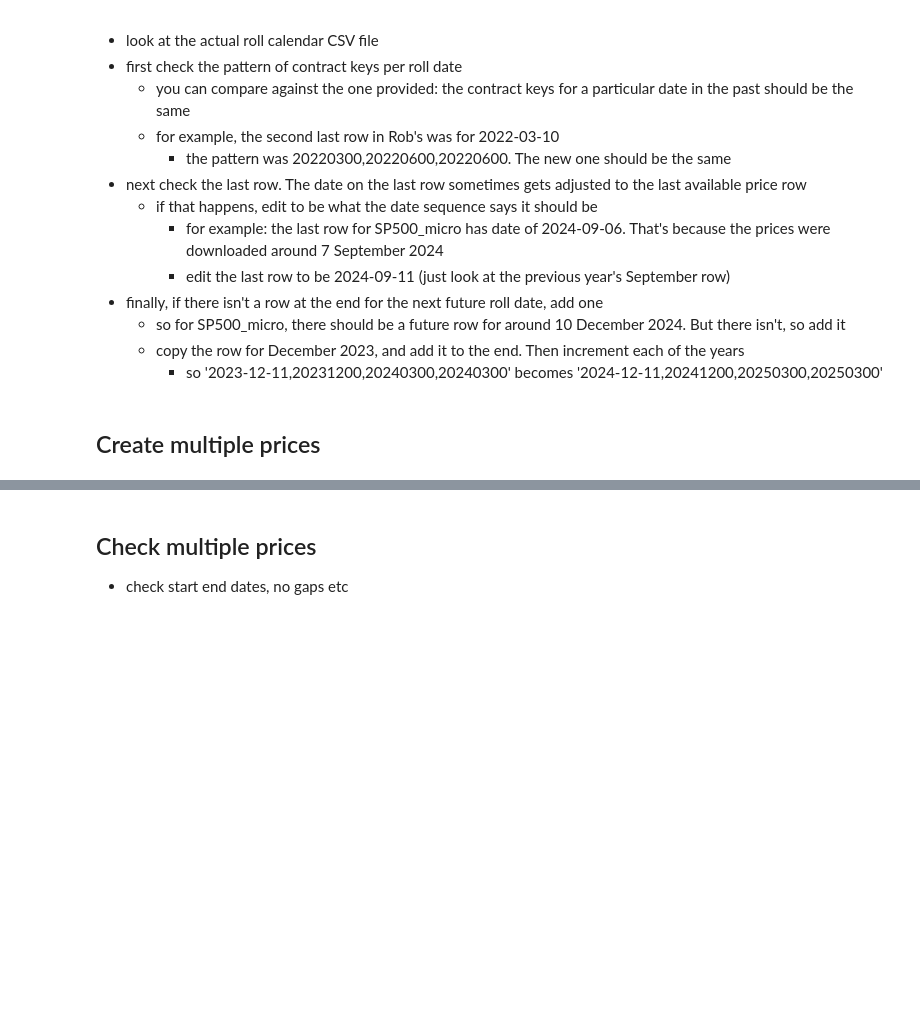
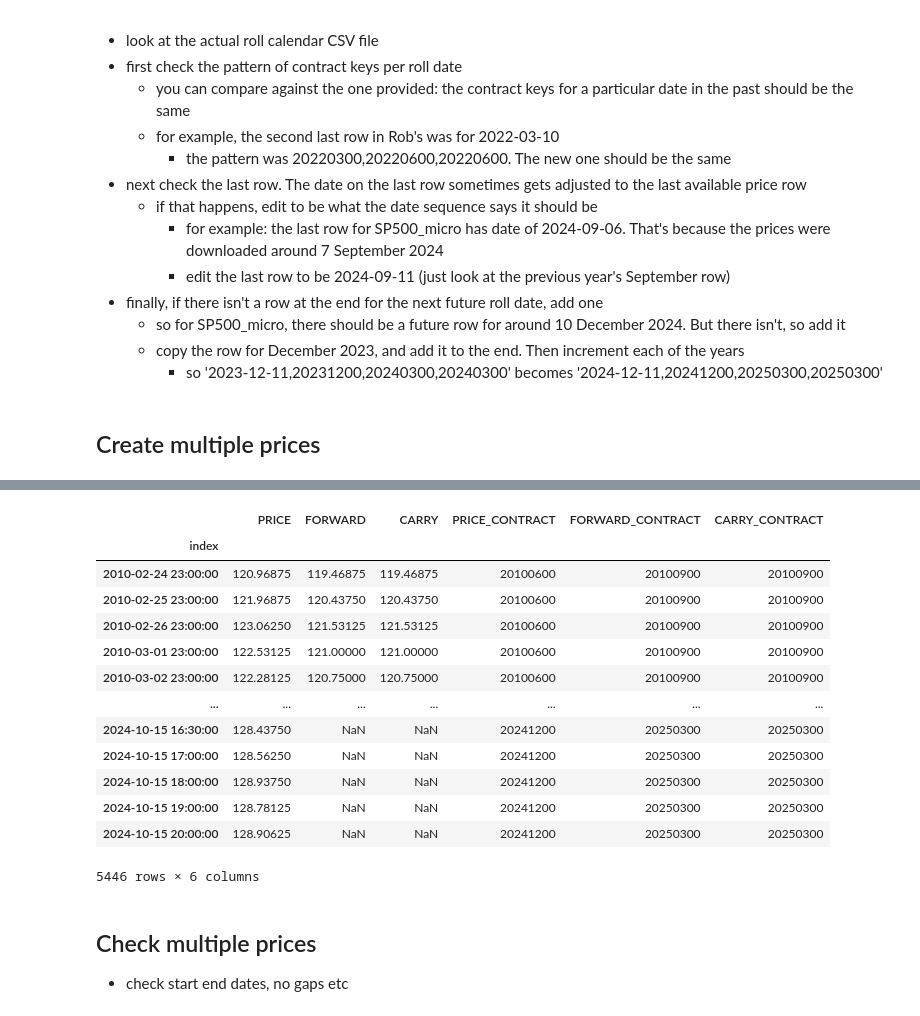
Before and after one commit to j1404/pysystemtrade, a Jupyter notebook: examples/notebooks/importing.ipynb, the cells around one changed output, grey strips where cells are left out. Drawn from its saved outputs; the diff is of its cells as text; code cells hidden in the pictures; blank space fills up the shorter version.

```diff
--- a/examples/notebooks/importing.ipynb
+++ b/examples/notebooks/importing.ipynb
@@ -113,4 +326,6 @@ print_full(combined)
 # %% [markdown]
 ## Create multiple prices
 # %%
-process_multiple_prices_single_instrument(INSTR, ADD_TO_CSV=True)
+print(INSTR)
+process_multiple_prices_single_instrument(INSTR, ADD_TO_CSV=False)
+# %% [output]
@@ -117,3 +349,17 @@ process_multiple_prices_single_instrument(INSTR, ADD_TO_CSV=True)
+|  | PRICE | FORWARD | CARRY | PRICE_CONTRACT | FORWARD_CONTRACT | CARRY_CONTRACT |
+| index |  |  |  |  |  |  |
+| 2010-02-24 23:00:00 | 120.96875 | 119.46875 | 119.46875 | 20100600 | 20100900 | 20100900 |
+| 2010-02-25 23:00:00 | 121.96875 | 120.43750 | 120.43750 | 20100600 | 20100900 | 20100900 |
+| 2010-02-26 23:00:00 | 123.06250 | 121.53125 | 121.53125 | 20100600 | 20100900 | 20100900 |
+| 2010-03-01 23:00:00 | 122.53125 | 121.00000 | 121.00000 | 20100600 | 20100900 | 20100900 |
+| 2010-03-02 23:00:00 | 122.28125 | 120.75000 | 120.75000 | 20100600 | 20100900 | 20100900 |
+| ... | ... | ... | ... | ... | ... | ... |
+| 2024-10-15 16:30:00 | 128.43750 | NaN | NaN | 20241200 | 20250300 | 20250300 |
+| 2024-10-15 17:00:00 | 128.56250 | NaN | NaN | 20241200 | 20250300 | 20250300 |
+| 2024-10-15 18:00:00 | 128.93750 | NaN | NaN | 20241200 | 20250300 | 20250300 |
+| 2024-10-15 19:00:00 | 128.78125 | NaN | NaN | 20241200 | 20250300 | 20250300 |
+| 2024-10-15 20:00:00 | 128.90625 | NaN | NaN | 20241200 | 20250300 | 20250300 |
+5446 rows × 6 columns
 # %% [markdown]
 ## Check multiple prices
 - check start end dates, no gaps etc
```
Also changed, not shown: parts of 24 cells of this notebook.
